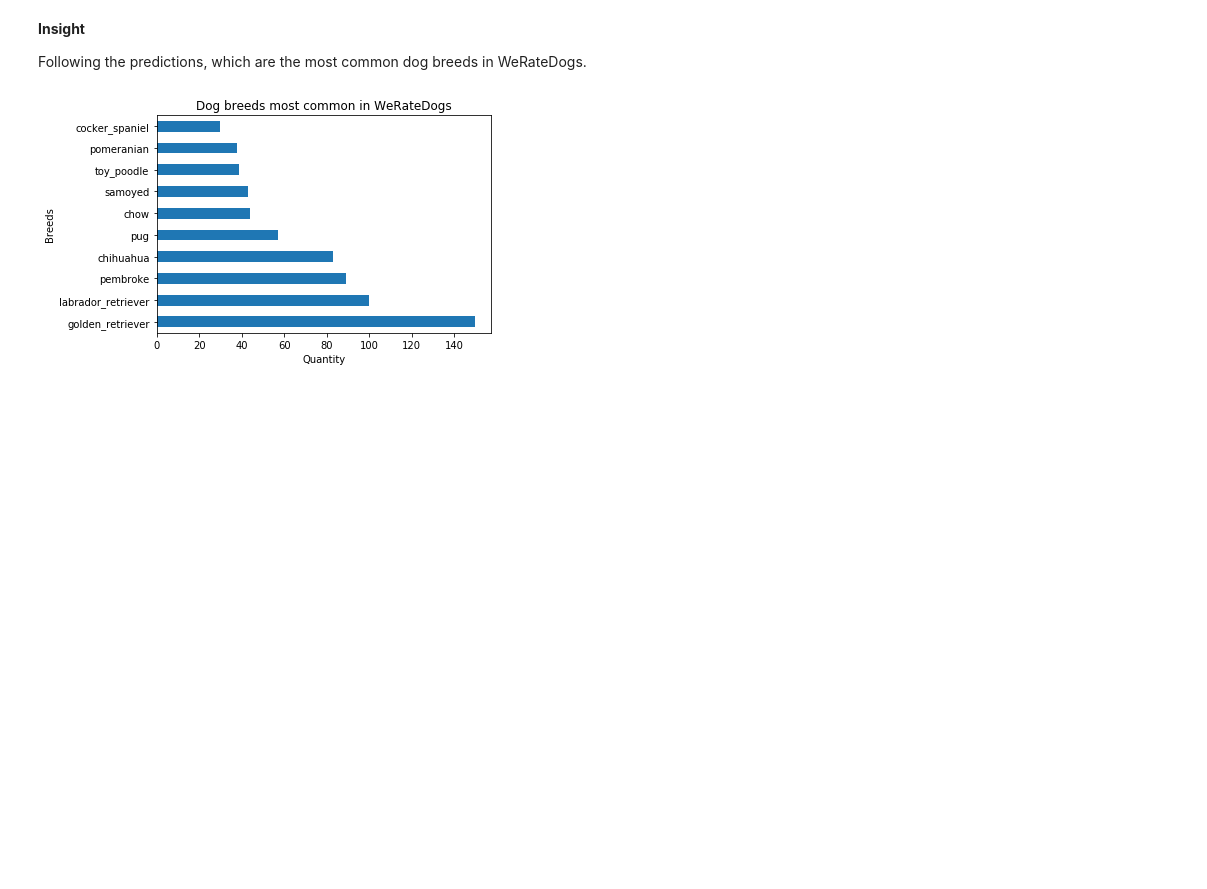
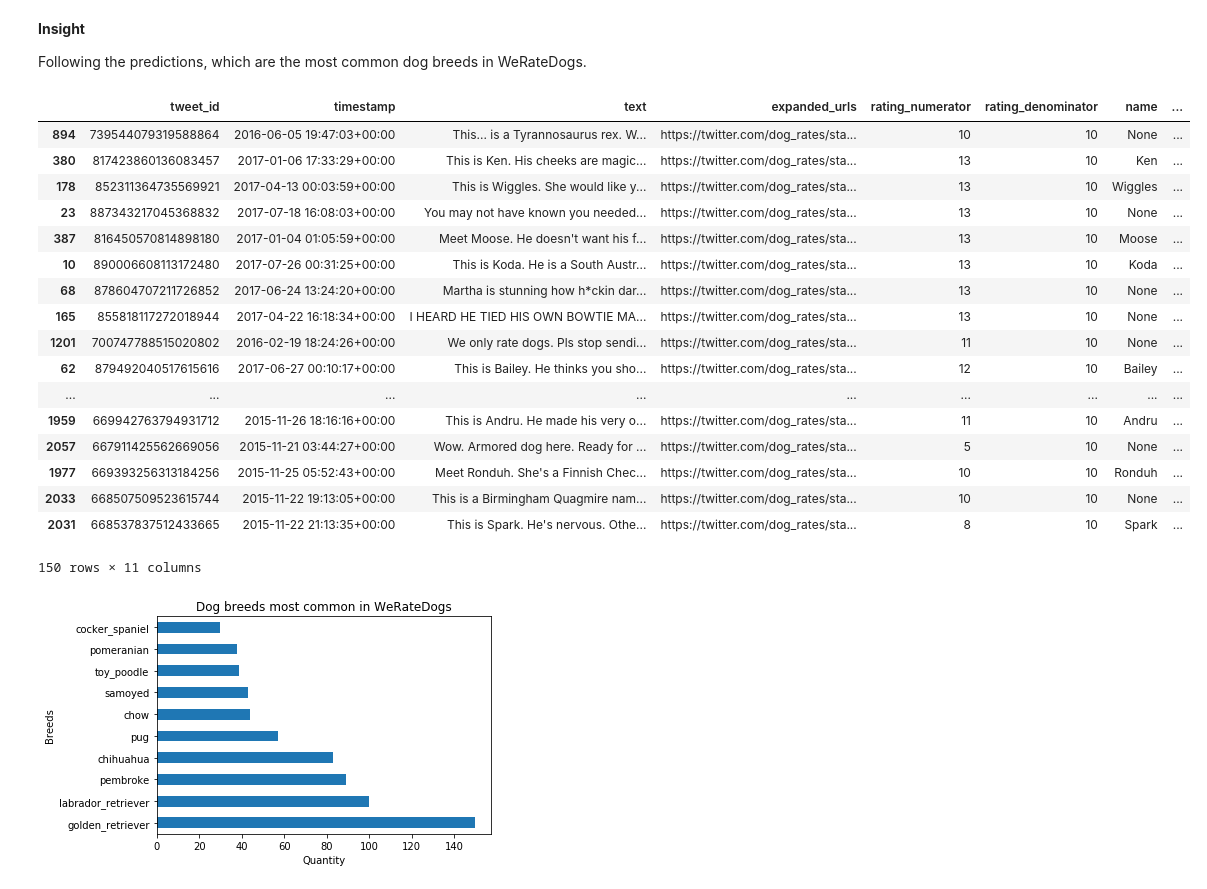
Before and after one commit to Phomint/Udacity_DataAnalysis, a Jupyter notebook: Projects/Project_4/wrangle_act.ipynb, the cells around one changed output. Cells and saved outputs as stored; diff of their text form; code cells hidden in the pictures; blank space fills up the shorter version.

```diff
--- a/Projects/Project_4/wrangle_act.ipynb
+++ b/Projects/Project_4/wrangle_act.ipynb
@@ -648,6 +628,27 @@ def best_predict(row):
         return None
 # %%
 df_twitter['breeds'] = df_img_predic.apply(best_predict, axis=1)
+# %%
+df_twitter[df_twitter['breeds']=='golden_retriever'].sort_values('favorite_count', ascending=False)
+# %% [output]
+|  | tweet_id | timestamp | text | expanded_urls | rating_numerator | rating_denominator | name | ... |
+| 894 | 739544079319588864 | 2016-06-05 19:47:03+00:00 | This... is a Tyrannosaurus rex. W... | https://twitter.com/dog_rates/sta... | 10 | 10 | None | ... |
+| 380 | 817423860136083457 | 2017-01-06 17:33:29+00:00 | This is Ken. His cheeks are magic... | https://twitter.com/dog_rates/sta... | 13 | 10 | Ken | ... |
+| 178 | 852311364735569921 | 2017-04-13 00:03:59+00:00 | This is Wiggles. She would like y... | https://twitter.com/dog_rates/sta... | 13 | 10 | Wiggles | ... |
+| 23 | 887343217045368832 | 2017-07-18 16:08:03+00:00 | You may not have known you needed... | https://twitter.com/dog_rates/sta... | 13 | 10 | None | ... |
+| 387 | 816450570814898180 | 2017-01-04 01:05:59+00:00 | Meet Moose. He doesn't want his f... | https://twitter.com/dog_rates/sta... | 13 | 10 | Moose | ... |
+| 10 | 890006608113172480 | 2017-07-26 00:31:25+00:00 | This is Koda. He is a South Austr... | https://twitter.com/dog_rates/sta... | 13 | 10 | Koda | ... |
+| 68 | 878604707211726852 | 2017-06-24 13:24:20+00:00 | Martha is stunning how h*ckin dar... | https://twitter.com/dog_rates/sta... | 13 | 10 | None | ... |
+| 165 | 855818117272018944 | 2017-04-22 16:18:34+00:00 | I HEARD HE TIED HIS OWN BOWTIE MA... | https://twitter.com/dog_rates/sta... | 13 | 10 | None | ... |
+| 1201 | 700747788515020802 | 2016-02-19 18:24:26+00:00 | We only rate dogs. Pls stop sendi... | https://twitter.com/dog_rates/sta... | 11 | 10 | None | ... |
+| 62 | 879492040517615616 | 2017-06-27 00:10:17+00:00 | This is Bailey. He thinks you sho... | https://twitter.com/dog_rates/sta... | 12 | 10 | Bailey | ... |
+| ... | ... | ... | ... | ... | ... | ... | ... | ... |
+| 1959 | 669942763794931712 | 2015-11-26 18:16:16+00:00 | This is Andru. He made his very o... | https://twitter.com/dog_rates/sta... | 11 | 10 | Andru | ... |
+| 2057 | 667911425562669056 | 2015-11-21 03:44:27+00:00 | Wow. Armored dog here. Ready for ... | https://twitter.com/dog_rates/sta... | 5 | 10 | None | ... |
+| 1977 | 669393256313184256 | 2015-11-25 05:52:43+00:00 | Meet Ronduh. She's a Finnish Chec... | https://twitter.com/dog_rates/sta... | 10 | 10 | Ronduh | ... |
+| 2033 | 668507509523615744 | 2015-11-22 19:13:05+00:00 | This is a Birmingham Quagmire nam... | https://twitter.com/dog_rates/sta... | 10 | 10 | None | ... |
+| 2031 | 668537837512433665 | 2015-11-22 21:13:35+00:00 | This is Spark. He's nervous. Othe... | https://twitter.com/dog_rates/sta... | 8 | 10 | Spark | ... |
+150 rows × 11 columns
 # %%
 df_twitter['breeds'].value_counts()[:10].plot(kind='barh')
 plt.title('Dog breeds most common in WeRateDogs')
```
Also changed, not shown: parts of 15 cells of this notebook, 4 other files.
